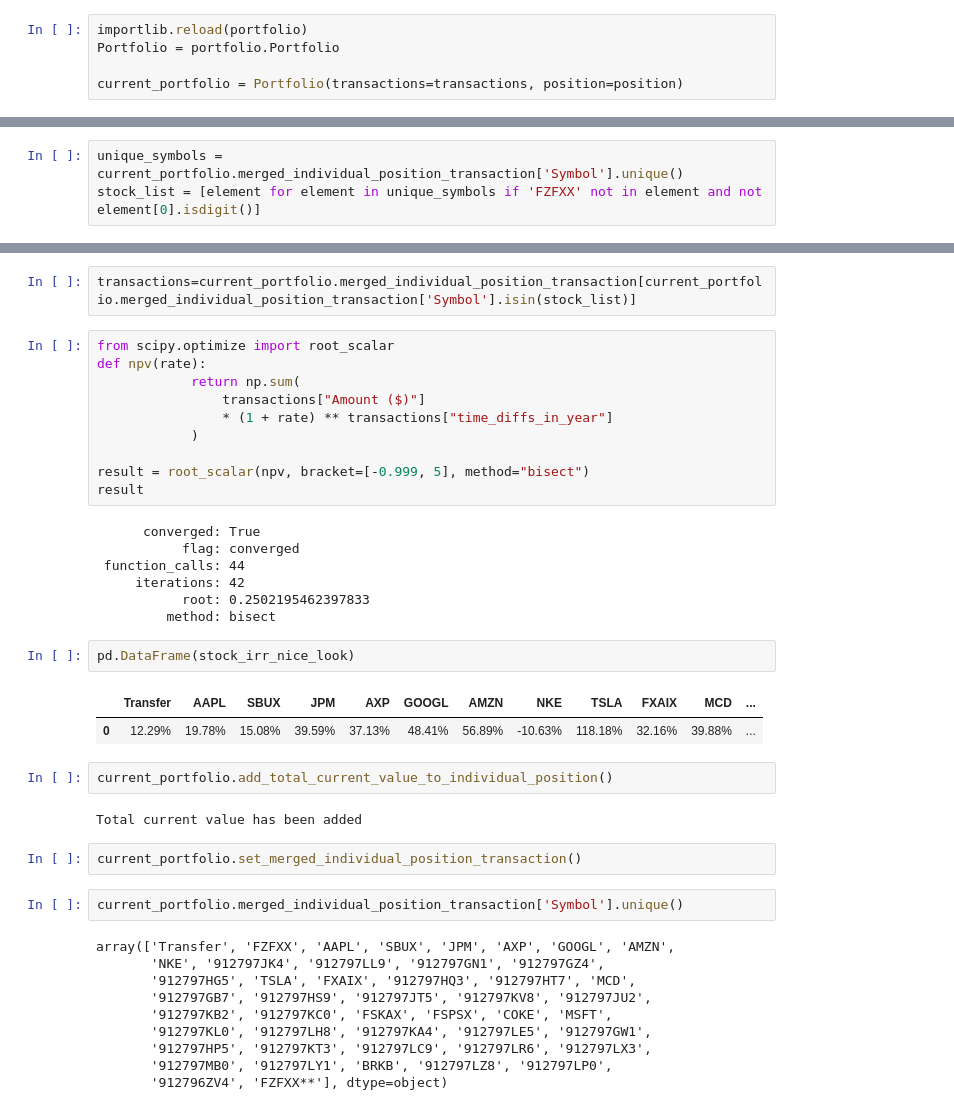
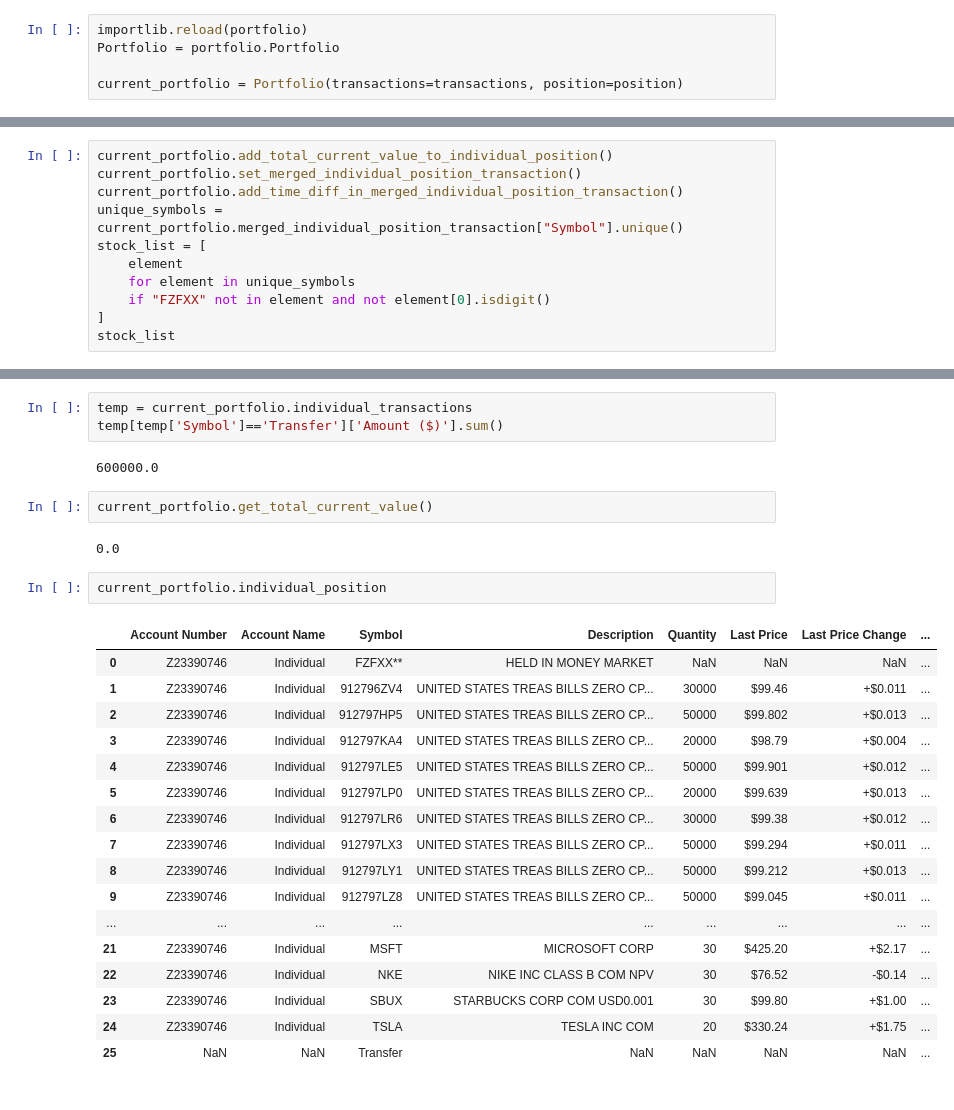
Before and after one commit to yifan-lee/fidelity-portfolio-tracker, a Jupyter notebook: code/test.ipynb, the cells around one changed output, grey strips where cells are left out. Drawn from its saved outputs; the diff is of its cells as text.

```diff
--- a/code/test.ipynb
+++ b/code/test.ipynb
@@ -85,3 +90,11 @@ current_portfolio.show_stock_irr()
 # %%
-unique_symbols = current_portfolio.merged_individual_position_transaction['Symbol'].unique()
-stock_list = [element for element in unique_symbols if 'FZFXX' not in element and not element[0].isdigit()]
+current_portfolio.add_total_current_value_to_individual_position()
+current_portfolio.set_merged_individual_position_transaction()
+current_portfolio.add_time_diff_in_merged_individual_position_transaction()
+unique_symbols = current_portfolio.merged_individual_position_transaction["Symbol"].unique()
+stock_list = [
+    element
+    for element in unique_symbols
+    if "FZFXX" not in element and not element[0].isdigit()
+]
+stock_list
@@ -108,42 +120,29 @@ stock_list.remove('Transfer')
-# %%
-transactions=current_portfolio.merged_individual_position_transaction[current_portfolio.merged_individual_position_transaction['Symbol'].isin(stock_list)]
-# %%
-from scipy.optimize import root_scalar
-def npv(rate):
-            return np.sum(
-                transactions["Amount ($)"]
-                * (1 + rate) ** transactions["time_diffs_in_year"]
-            )
-
-result = root_scalar(npv, bracket=[-0.999, 5], method="bisect")
-result
-# %% [output]
-      converged: True
-           flag: converged
- function_calls: 44
-     iterations: 42
-           root: 0.2502195462397833
-         method: bisect
-# %%
-pd.DataFrame(stock_irr_nice_look)
-# %% [output]
-|  | Transfer | AAPL | SBUX | JPM | AXP | GOOGL | AMZN | NKE | TSLA | FXAIX | MCD | ... |
-| 0 | 12.29% | 19.78% | 15.08% | 39.59% | 37.13% | 48.41% | 56.89% | -10.63% | 118.18% | 32.16% | 39.88% | ... |
+# %%
+temp = current_portfolio.individual_transactions
+temp[temp['Symbol']=='Transfer']['Amount ($)'].sum()
+# %% [output]
+600000.0
 # %%
-current_portfolio.add_total_current_value_to_individual_position()
+current_portfolio.get_total_current_value()
 # %% [output]
-Total current value has been added
+0.0
 # %%
-current_portfolio.set_merged_individual_position_transaction()
+current_portfolio.individual_position
+# %% [output]
+|  | Account Number | Account Name | Symbol | Description | Quantity | Last Price | Last Price Change | ... |
+| 0 | Z23390746 | Individual | FZFXX** | HELD IN MONEY MARKET | NaN | NaN | NaN | ... |
+| 1 | Z23390746 | Individual | 912796ZV4 | UNITED STATES TREAS BILLS ZERO CP... | 30000 | $99.46 | +$0.011 | ... |
+| 2 | Z23390746 | Individual | 912797HP5 | UNITED STATES TREAS BILLS ZERO CP... | 50000 | $99.802 | +$0.013 | ... |
+| 3 | Z23390746 | Individual | 912797KA4 | UNITED STATES TREAS BILLS ZERO CP... | 20000 | $98.79 | +$0.004 | ... |
+| 4 | Z23390746 | Individual | 912797LE5 | UNITED STATES TREAS BILLS ZERO CP... | 50000 | $99.901 | +$0.012 | ... |
+| 5 | Z23390746 | Individual | 912797LP0 | UNITED STATES TREAS BILLS ZERO CP... | 20000 | $99.639 | +$0.013 | ... |
+| 6 | Z23390746 | Individual | 912797LR6 | UNITED STATES TREAS BILLS ZERO CP... | 30000 | $99.38 | +$0.012 | ... |
+| 7 | Z23390746 | Individual | 912797LX3 | UNITED STATES TREAS BILLS ZERO CP... | 50000 | $99.294 | +$0.011 | ... |
+| 8 | Z23390746 | Individual | 912797LY1 | UNITED STATES TREAS BILLS ZERO CP... | 50000 | $99.212 | +$0.013 | ... |
+| 9 | Z23390746 | Individual | 912797LZ8 | UNITED STATES TREAS BILLS ZERO CP... | 50000 | $99.045 | +$0.011 | ... |
+| ... | ... | ... | ... | ... | ... | ... | ... | ... |
+| 21 | Z23390746 | Individual | MSFT | MICROSOFT CORP | 30 | $425.20 | +$2.17 | ... |
+| 22 | Z23390746 | Individual | NKE | NIKE INC CLASS B COM NPV | 30 | $76.52 | -$0.14 | ... |
+| 23 | Z23390746 | Individual | SBUX | STARBUCKS CORP COM USD0.001 | 30 | $99.80 | +$1.00 | ... |
+| 24 | Z23390746 | Individual | TSLA | TESLA INC COM | 20 | $330.24 | +$1.75 | ... |
+| 25 | NaN | NaN | Transfer | NaN | NaN | NaN | NaN | ... |
-# %%
-current_portfolio.merged_individual_position_transaction['Symbol'].unique()
-# %% [output]
-array(['Transfer', 'FZFXX', 'AAPL', 'SBUX', 'JPM', 'AXP', 'GOOGL', 'AMZN',
-       'NKE', '912797JK4', '912797LL9', '912797GN1', '912797GZ4',
-       '912797HG5', 'TSLA', 'FXAIX', '912797HQ3', '912797HT7', 'MCD',
-       '912797GB7', '912797HS9', '912797JT5', '912797KV8', '912797JU2',
-       '912797KB2', '912797KC0', 'FSKAX', 'FSPSX', 'COKE', 'MSFT',
-       '912797KL0', '912797LH8', '912797KA4', '912797LE5', '912797GW1',
-       '912797HP5', '912797KT3', '912797LC9', '912797LR6', '912797LX3',
-       '912797MB0', '912797LY1', 'BRKB', '912797LZ8', '912797LP0',
-       '912796ZV4', 'FZFXX**'], dtype=object)
```
Also changed, not shown: parts of 21 cells of this notebook, 4 other files.
